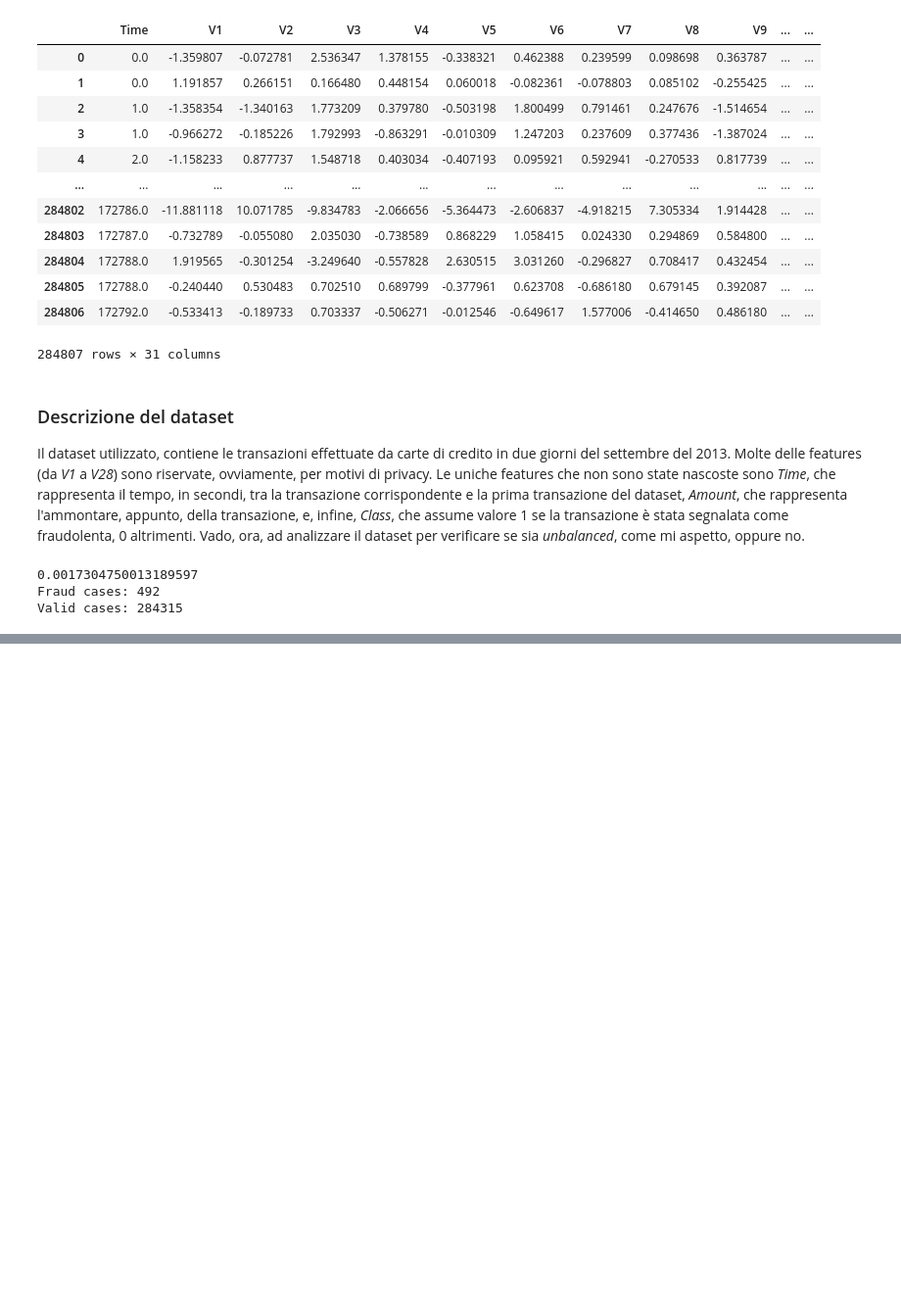
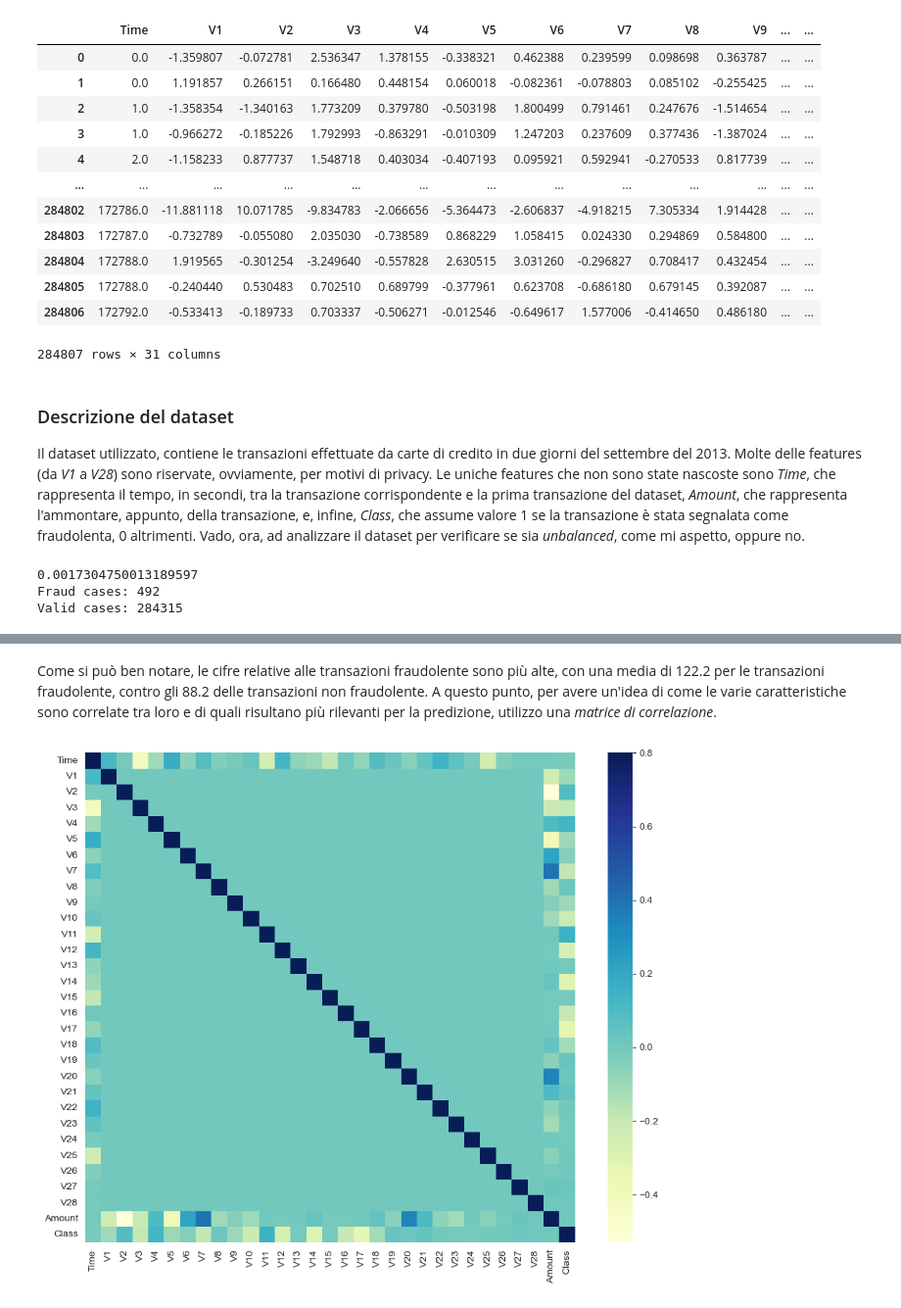
Before and after one commit to marcosantoriello/CCFDetector, a Jupyter notebook: CreditCardFraudDetector.ipynb, the cells around one changed output, grey strips where cells are left out. Shown at 98% size. Drawn from its saved outputs; the diff is of its cells as text; code cells hidden in the pictures; blank space fills up the shorter version.

Commit message:
Data Understanding e Data Preparation

```diff
--- a/CreditCardFraudDetector.ipynb
+++ b/CreditCardFraudDetector.ipynb
@@ -51,0 +83,11 @@ Come possiamo notare, il dataset è altamente *unbalanced*; infatti, solo lo 0.1
+# %% [markdown]
+Come si può ben notare, le cifre relative alle transazioni fraudolente sono più alte, con una media di 122.2 per le transazioni fraudolente, contro gli 88.2 delle transazioni non fraudolente.
+A questo punto, per avere un'idea di come le varie caratteristiche sono correlate tra loro e di quali risultano più rilevanti per la predizione, utilizzo una *matrice di correlazione*.
+# %%
+# Plotting a Correlation Matrix
+correlation_matrix = data.corr()
+fig = plt.figure(figsize = (12, 9))
+sns.heatmap(correlation_matrix, vmax = .8, square = True, cmap = 'YlGnBu')
+plt.show()
+# %% [output]
+[figure, added]
```
Also changed, not shown: parts of 10 cells of this notebook.
